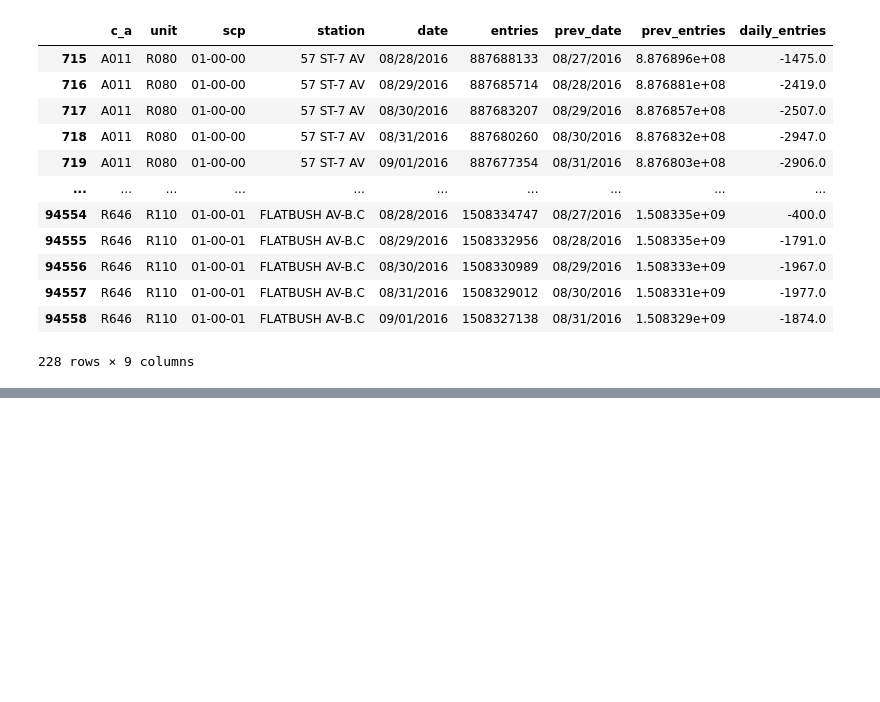
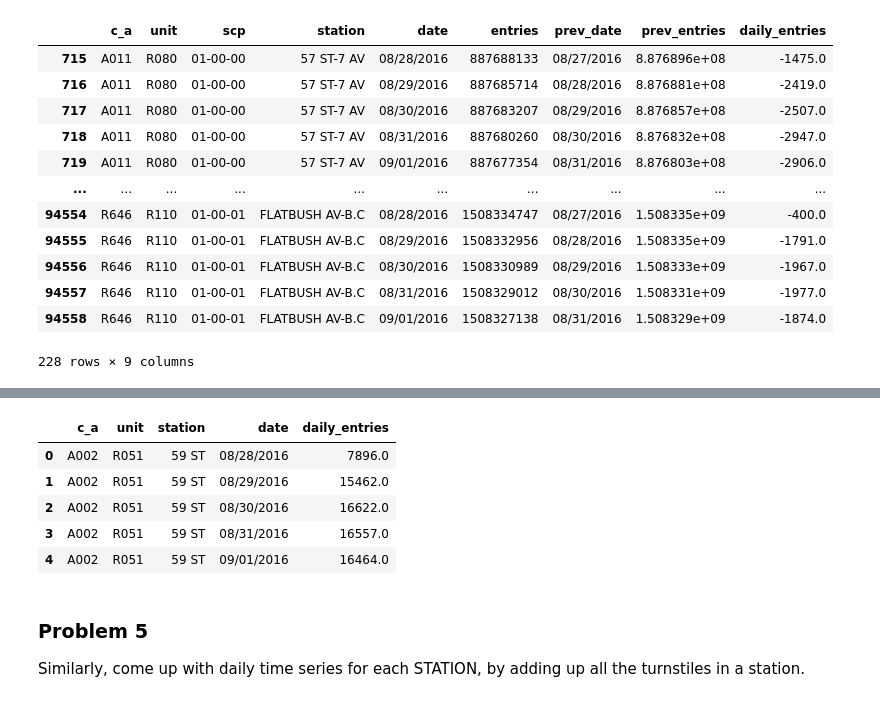
Before and after one commit to jayktee/metis, a Jupyter notebook: week2/mta_1.ipynb, the cells around one changed output, grey strips where cells are left out. Cells and saved outputs as stored; diff of their text form; code cells hidden in the pictures; blank space fills up the shorter version.

```diff
--- a/week2/mta_1.ipynb
+++ b/week2/mta_1.ipynb
@@ -250,0 +246,2 @@ The counter seems to be working in reverse, so we can just take the negative val
+# %%
+df_daily['daily_entries'] = df_daily.daily_entries.apply(lambda x: -x if x < 0 else x)
@@ -250,0 +266,15 @@ The counter seems to be working in reverse, so we can just take the negative val
+# %%
+df_unit_station_daily = df_daily.groupby(['c_a', 'unit', 'station', 'date']).daily_entries.sum().reset_index()
+# %%
+df_unit_station_daily.head()
+# %% [output]
+|  | c_a | unit | station | date | daily_entries |
+| 0 | A002 | R051 | 59 ST | 08/28/2016 | 7896.0 |
+| 1 | A002 | R051 | 59 ST | 08/29/2016 | 15462.0 |
+| 2 | A002 | R051 | 59 ST | 08/30/2016 | 16622.0 |
+| 3 | A002 | R051 | 59 ST | 08/31/2016 | 16557.0 |
+| 4 | A002 | R051 | 59 ST | 09/01/2016 | 16464.0 |
+# %% [markdown]
+### Problem 5
+
+Similarly, come up with daily time series for each STATION, by adding up all the turnstiles in a station.
```
Also changed, not shown: parts of 15 cells of this notebook, 2 other files.
